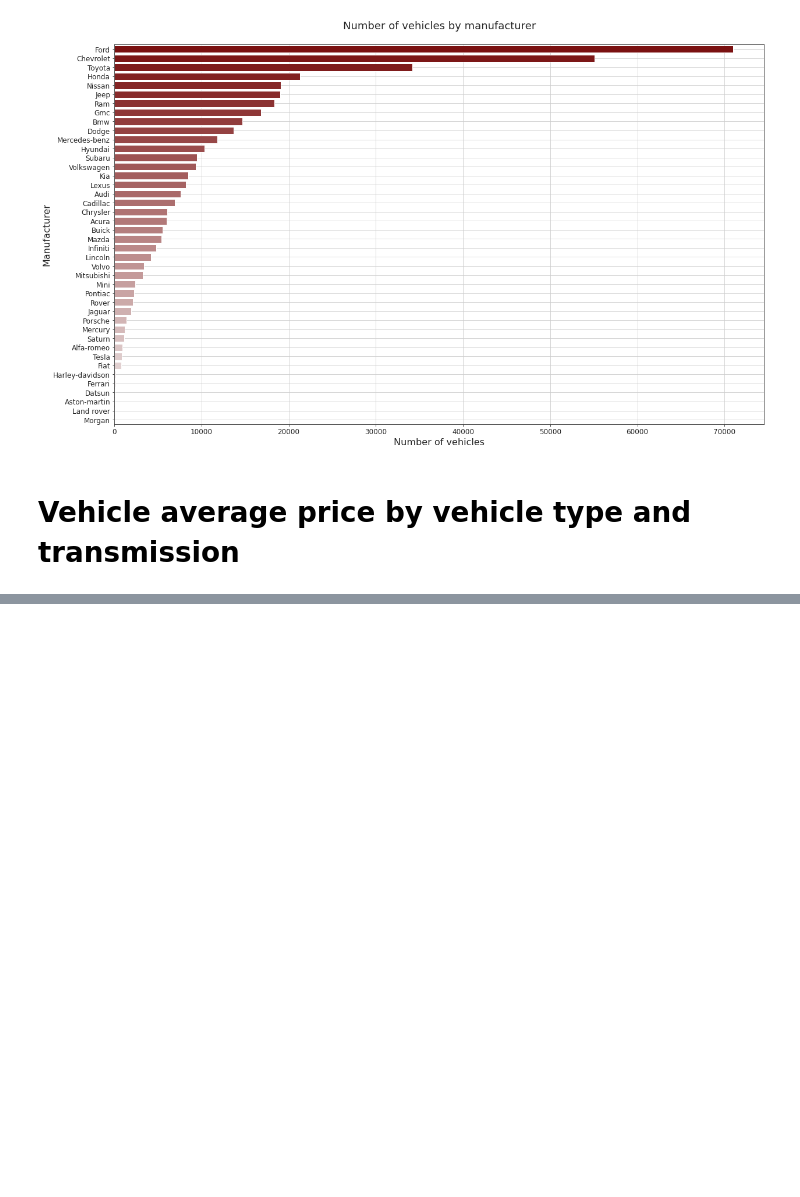
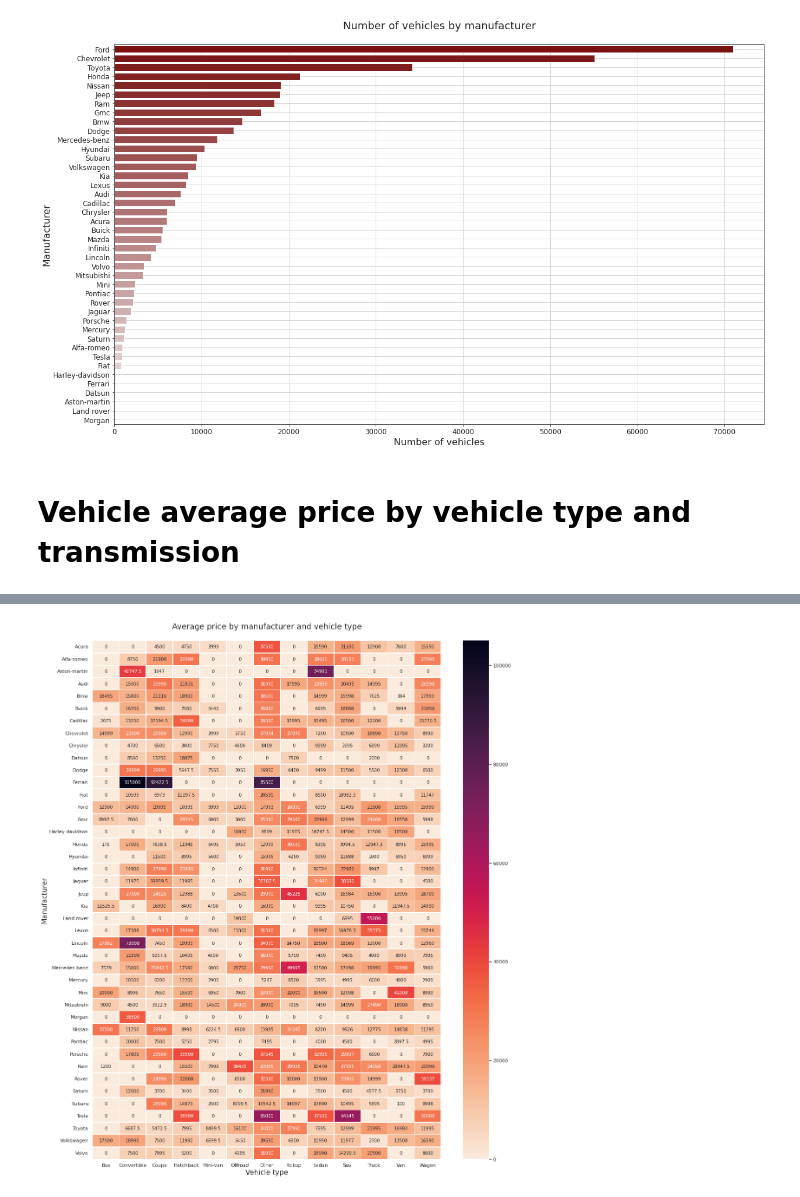
Before and after one commit to Mr0l3/used-cars-analysis, a Jupyter notebook: used-cars-analysis.ipynb, the cells around one changed output, grey strips where cells are left out. Cells and saved outputs as stored; diff of their text form; code cells hidden in the pictures; blank space fills up the shorter version.

```diff
--- a/used-cars-analysis.ipynb
+++ b/used-cars-analysis.ipynb
@@ -264,0 +257,3 @@ plt.show()
+# %%
+prices_df = df.groupby(['manufacturer', 'type'])['price'].median()
+prices_df
@@ -264,0 +274,3 @@ plt.show()
+# %%
+prices_df = prices_df.reset_index()
+prices_df
@@ -264,0 +291,9 @@ plt.show()
+# %%
+# Prepare data for plotting
+
+prices_df = prices_df.rename(columns={'manufacturer': 'Manufacturer', 'type': 'Type', 'price': 'Price'})
+prices_df['Manufacturer'] = prices_df['Manufacturer'].str.capitalize()
+prices_df['Type'] = prices_df['Type'].str.capitalize()
+prices_df = prices_df.pivot('Manufacturer', 'Type', 'Price')
+prices_df.fillna(value=0, inplace=True)
+prices_df.head(5)
@@ -264,0 +308,18 @@ plt.show()
+# %%
+# Plot
+
+plt.figure(figsize=(18, 22))
+
+sns.set(font_scale=1)
+
+sns.heatmap(data=prices_df, linewidths=0.5,
+    annot=True, fmt='g', annot_kws={"fontsize":10},
+    cmap=sns.color_palette("rocket_r", as_cmap=True))
+
+plt.title('Average price by manufacturer and vehicle type\n', fontdict={'fontsize': 18})
+plt.xlabel('Vehicle type', fontdict={'fontsize': 16})
+plt.ylabel('Manufacturer', fontdict={'fontsize': 16})
+
+plt.show()
+# %% [output]
+[figure, added]
```
Also changed, not shown: parts of 8 cells of this notebook, 3 other files.
